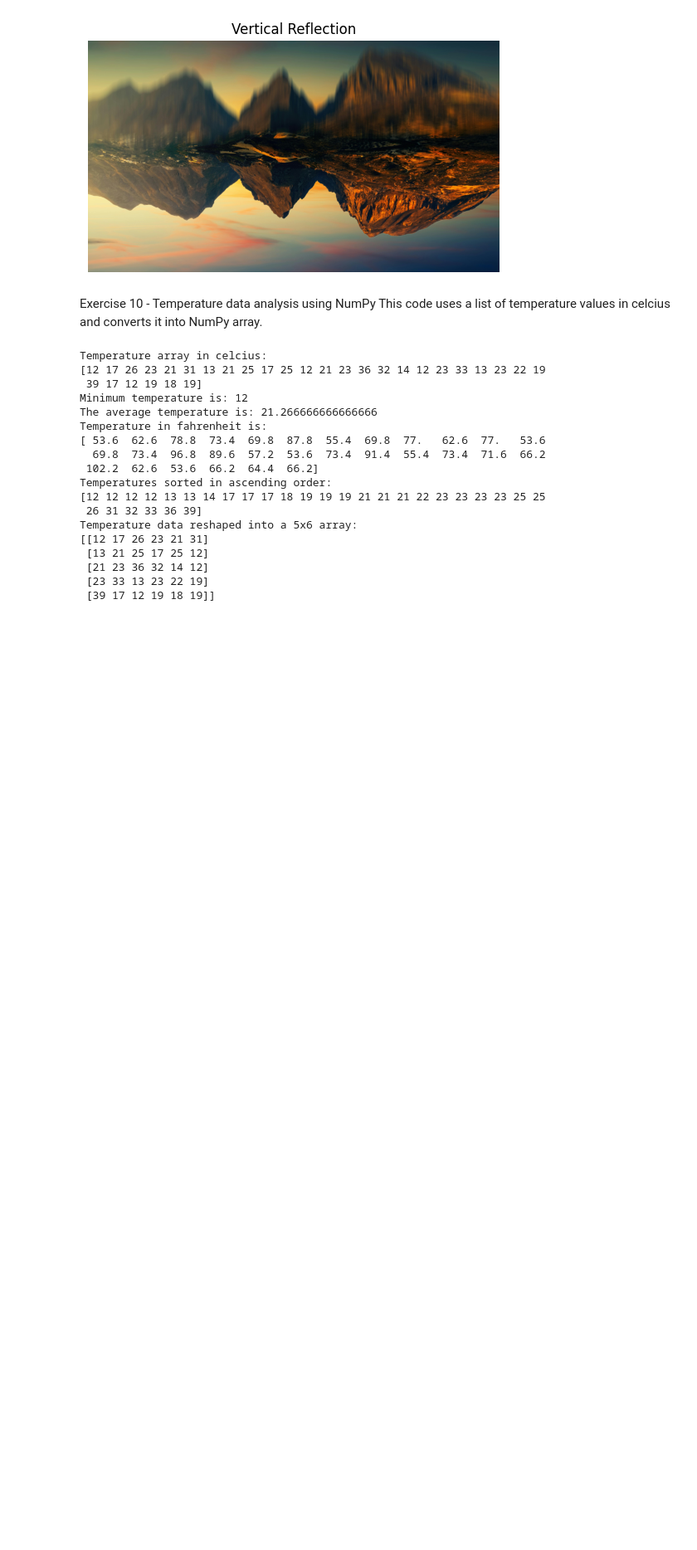
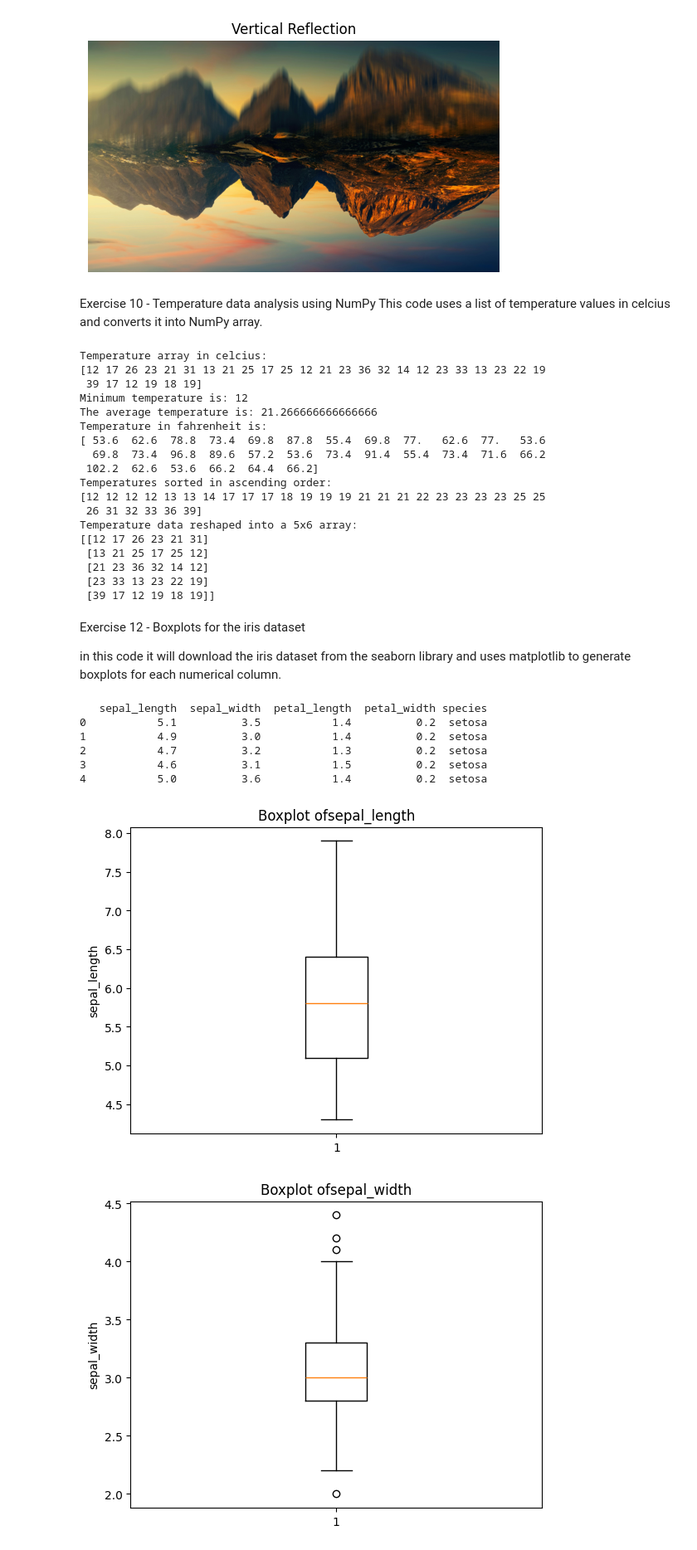
Before and after one commit to Abinesh-30/Abinesh-hub, a Jupyter notebook: jupyter_notebooks/2111410_cw.ipynb, the cells around one changed output. Shown at 83% size. Saved outputs shown, nothing was run; the diff lists cells and outputs as text; code cells hidden in the pictures; blank space fills up the shorter version.

```diff
--- a/jupyter_notebooks/2111410_cw.ipynb
+++ b/jupyter_notebooks/2111410_cw.ipynb
@@ -314,3 +314,36 @@ Temperature data reshaped into a 5x6 array:
  [21 23 36 32 14 12]
  [23 33 13 23 22 19]
  [39 17 12 19 18 19]]
+# %% [markdown]
+Exercise 12 - Boxplots for the iris dataset
+
+in this code it will download the iris dataset from the seaborn library and uses matplotlib to generate boxplots for each numerical column.
+# %%
+import seaborn as sns
+import matplotlib.pyplot as plt
+
+# load the iris dataset from seaborn
+iris = sns.load_dataset("iris")
+
+#display the first few rows of the dataset
+print(iris.head())
+
+#select the numerical columns from the dataset
+numerical_columns = ["sepal_length","sepal_width","petal_length","petal_width"]
+
+# create a boxplot for each numerical column
+for column in numerical_columns:
+    plt.figure()
+    plt.boxplot(iris[column])
+    plt.title("Boxplot of" + column)
+    plt.ylabel(column)
+    plt.show()
+# %% [output]
+   sepal_length  sepal_width  petal_length  petal_width species
+0           5.1          3.5           1.4          0.2  setosa
+1           4.9          3.0           1.4          0.2  setosa
+2           4.7          3.2           1.3          0.2  setosa
+3           4.6          3.1           1.5          0.2  setosa
+4           5.0          3.6           1.4          0.2  setosa
+[figure, added]
+[figure, added]
```
Also changed, not shown: parts of 3 cells of this notebook.
